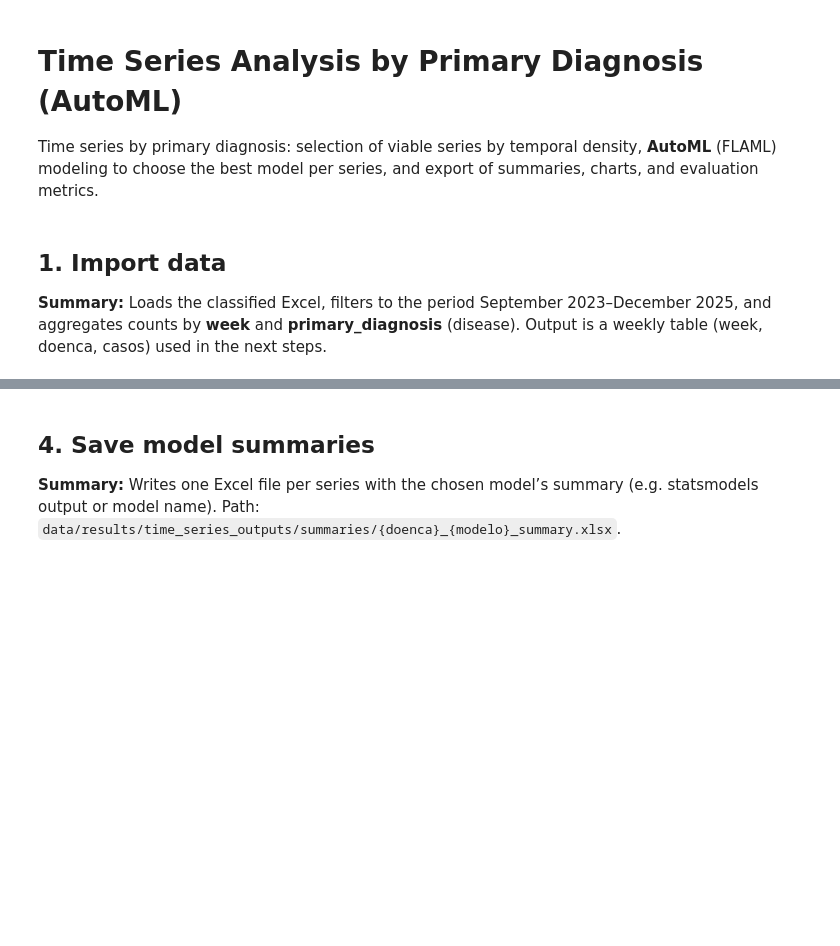
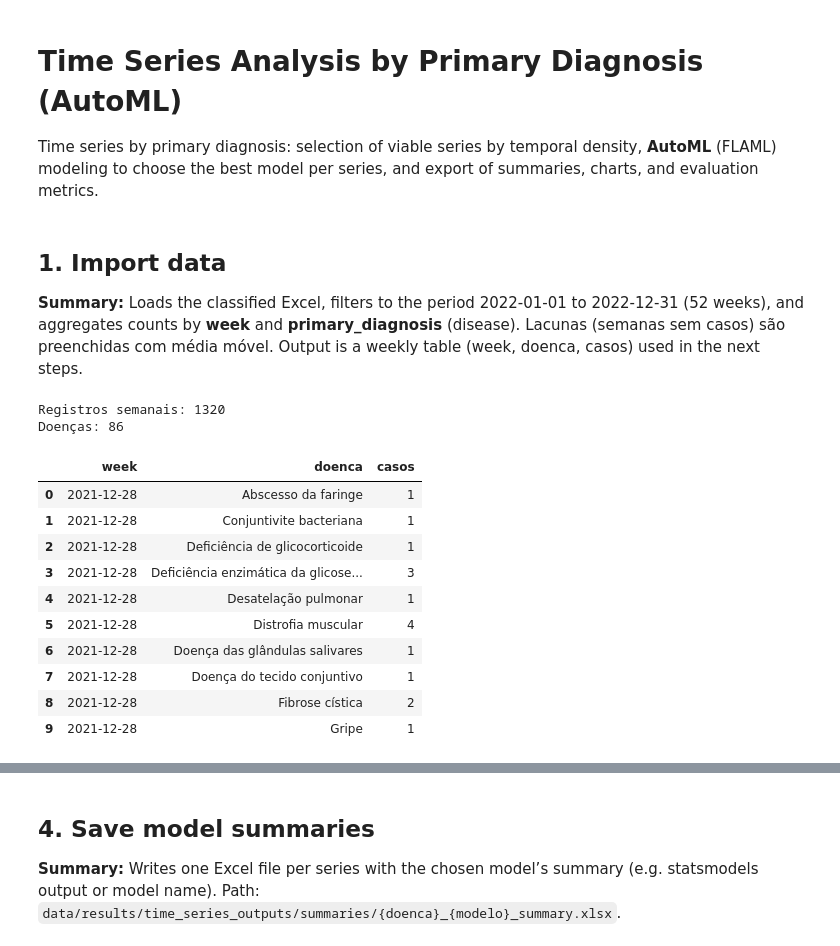
Before and after one commit to daniellybx/projeto_proepi_gds_datascience, a Jupyter notebook: notebooks/04_time_series_analysis.ipynb, the cells around one changed output, grey strips where cells are left out. Cells and saved outputs as stored; diff of their text form; code cells hidden in the pictures; blank space fills up the shorter version.

```diff
--- a/notebooks/04_time_series_analysis.ipynb
+++ b/notebooks/04_time_series_analysis.ipynb
@@ -5,7 +5,7 @@ Time series by primary diagnosis: selection of viable series by temporal density
 # %% [markdown]
 ## 1. Import data
 
-**Summary:** Loads the classified Excel, filters to the period September 2023–December 2025, and aggregates counts by **week** and **primary_diagnosis** (disease). Output is a weekly table (week, doenca, casos) used in the next steps.
+**Summary:** Loads the classified Excel, filters to the period 2022-01-01 to 2022-12-31 (52 weeks), and aggregates counts by **week** and **primary_diagnosis** (disease). Lacunas (semanas sem casos) são preenchidas com média móvel. Output is a weekly table (week, doenca, casos) used in the next steps.
 # %%
 import os
 import warnings
@@ -20,36 +20,51 @@ for _ in range(6):
     if (ROOT / "data").exists() and (ROOT / "notebooks").exists():
         break
     ROOT = ROOT.parent if ROOT.parent != ROOT else ROOT
 
 PATH_INPUT = ROOT / "data" / "results" / "agent_outputs" / "agent_outputs_dataset_sintomas_grupos_classificado.xlsx"
 PATH_OUTPUT = ROOT / "data" / "results" / "time_series_outputs"
 PATH_SUMMARIES = PATH_OUTPUT / "summaries"
 PATH_CHARTS = PATH_OUTPUT / "charts"
 os.makedirs(PATH_OUTPUT, exist_ok=True)
 os.makedirs(PATH_SUMMARIES, exist_ok=True)
 os.makedirs(PATH_CHARTS, exist_ok=True)
 
-DATE_START = "2023-09-01"
-DATE_END = "2025-12-31"
+DATE_START = "2022-01-01"
+DATE_END = "2022-12-31"  # 52 semanas no ano
 FREQ = "W-MON"
-TRAIN_RATIO = 0.70
+N_WEEKS = 52
+TEST_START_WEEK = 37   # treino = semanas 1-36, teste = semanas 37-52
 
 df = pd.read_excel(PATH_INPUT, engine="openpyxl")
 df["report_created_at"] = pd.to_datetime(df["report_created_at"], errors="coerce")
 df = df.dropna(subset=["report_created_at", "primary_diagnosis"])
 df = df[(df["report_created_at"] >= DATE_START) & (df["report_created_at"] <= DATE_END)]
 df["week"] = df["report_created_at"].dt.to_period(FREQ).dt.start_time
 
 if "user_id" in df.columns:
     weekly = df.groupby(["week", "primary_diagnosis"])["user_id"].nunique().reset_index()
 else:
     weekly = df.groupby(["week", "primary_diagnosis"]).size().reset_index(name="n")
     weekly["user_id"] = weekly["n"]
 weekly.columns = ["week", "doenca", "casos"]
 
 print(f"Registros semanais: {len(weekly)}")
 print(f"Doenças: {weekly["doenca"].nunique()}")
 weekly.head(10)
+# %% [output]
+Registros semanais: 1320
+Doenças: 86
+|  | week | doenca | casos |
+| 0 | 2021-12-28 | Abscesso da faringe | 1 |
+| 1 | 2021-12-28 | Conjuntivite bacteriana | 1 |
+| 2 | 2021-12-28 | Deficiência de glicocorticoide | 1 |
+| 3 | 2021-12-28 | Deficiência enzimática da glicose... | 3 |
+| 4 | 2021-12-28 | Desatelação pulmonar | 1 |
+| 5 | 2021-12-28 | Distrofia muscular | 4 |
+| 6 | 2021-12-28 | Doença das glândulas salivares | 1 |
+| 7 | 2021-12-28 | Doença do tecido conjuntivo | 1 |
+| 8 | 2021-12-28 | Fibrose cística | 2 |
+| 9 | 2021-12-28 | Gripe | 1 |
 # %% [markdown]
 ## 2. Select series with viable density
 
```
Also changed, not shown: parts of 10 cells of this notebook, 2 other files.
